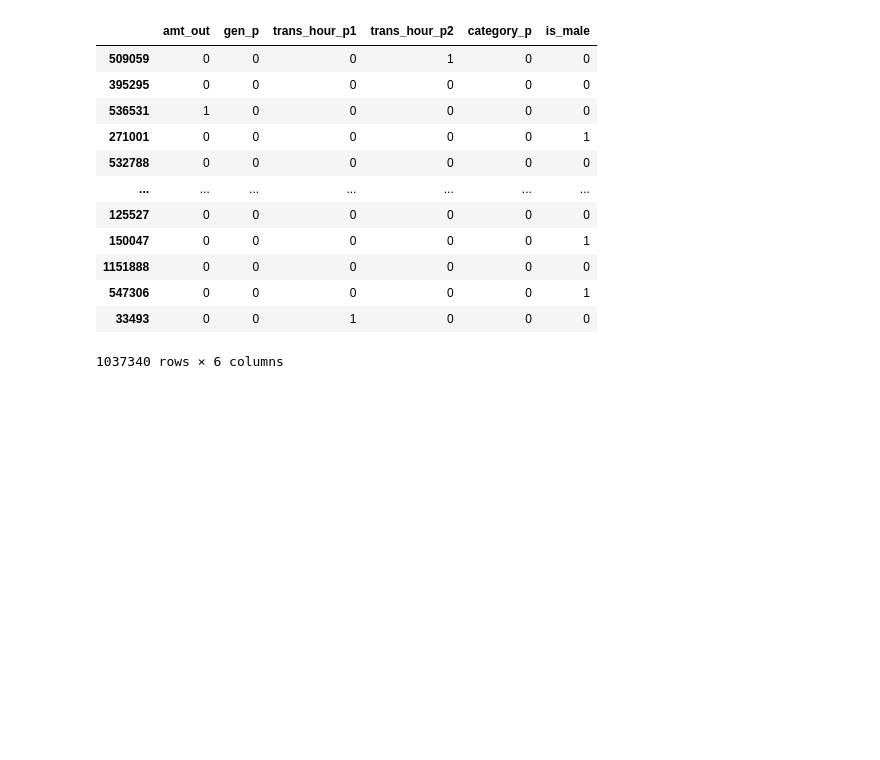
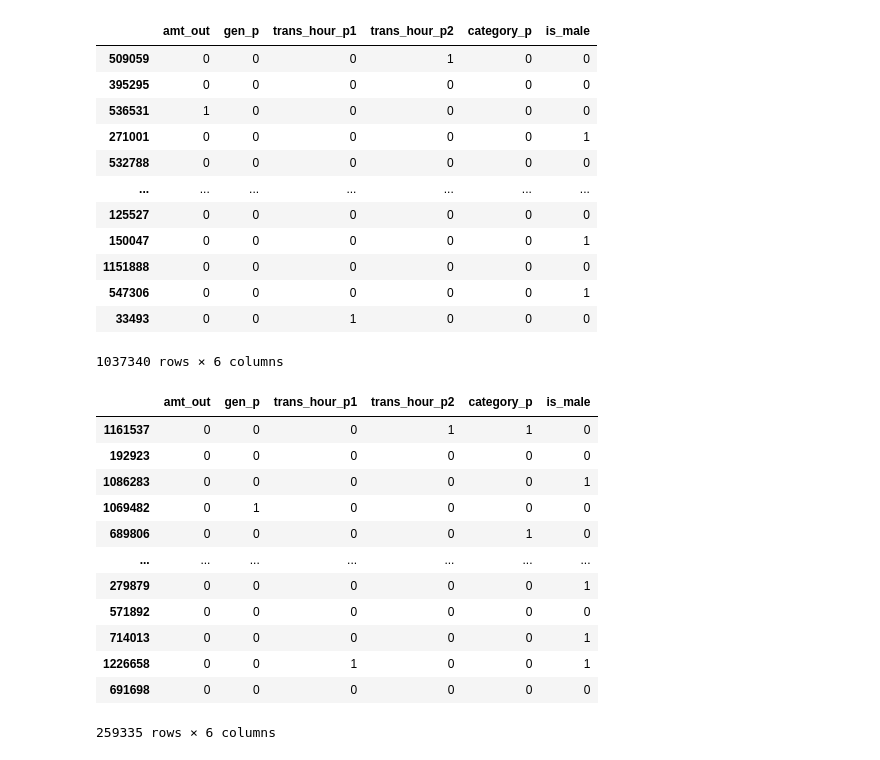
Before and after one commit to SeongwonTak/Data_projects, a Jupyter notebook: CreditCard_Fraud_detection/creditcard_fraud_detection.ipynb, the cells around one changed output. Cells and saved outputs as stored; diff of their text form; code cells hidden in the pictures; blank space fills up the shorter version.

```diff
--- a/CreditCard_Fraud_detection/creditcard_fraud_detection.ipynb
+++ b/CreditCard_Fraud_detection/creditcard_fraud_detection.ipynb
@@ -1915,3 +1915,19 @@ X_train2
 | 547306 | 0 | 0 | 0 | 0 | 0 | 1 |
 | 33493 | 0 | 0 | 1 | 0 | 0 | 0 |
 1037340 rows × 6 columns
+# %%
+X_test2
+# %% [output]
+|  | amt_out | gen_p | trans_hour_p1 | trans_hour_p2 | category_p | is_male |
+| 1161537 | 0 | 0 | 0 | 1 | 1 | 0 |
+| 192923 | 0 | 0 | 0 | 0 | 0 | 0 |
+| 1086283 | 0 | 0 | 0 | 0 | 0 | 1 |
+| 1069482 | 0 | 1 | 0 | 0 | 0 | 0 |
+| 689806 | 0 | 0 | 0 | 0 | 1 | 0 |
+| ... | ... | ... | ... | ... | ... | ... |
+| 279879 | 0 | 0 | 0 | 0 | 0 | 1 |
+| 571892 | 0 | 0 | 0 | 0 | 0 | 0 |
+| 714013 | 0 | 0 | 0 | 0 | 0 | 1 |
+| 1226658 | 0 | 0 | 1 | 0 | 0 | 1 |
+| 691698 | 0 | 0 | 0 | 0 | 0 | 0 |
+259335 rows × 6 columns
```
Also changed, not shown: parts of 30 cells of this notebook.
